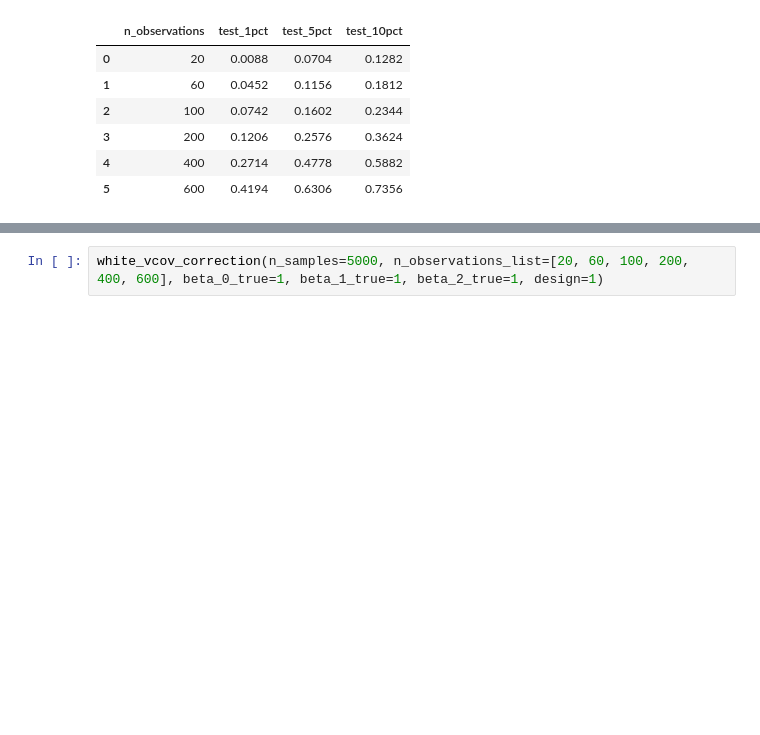
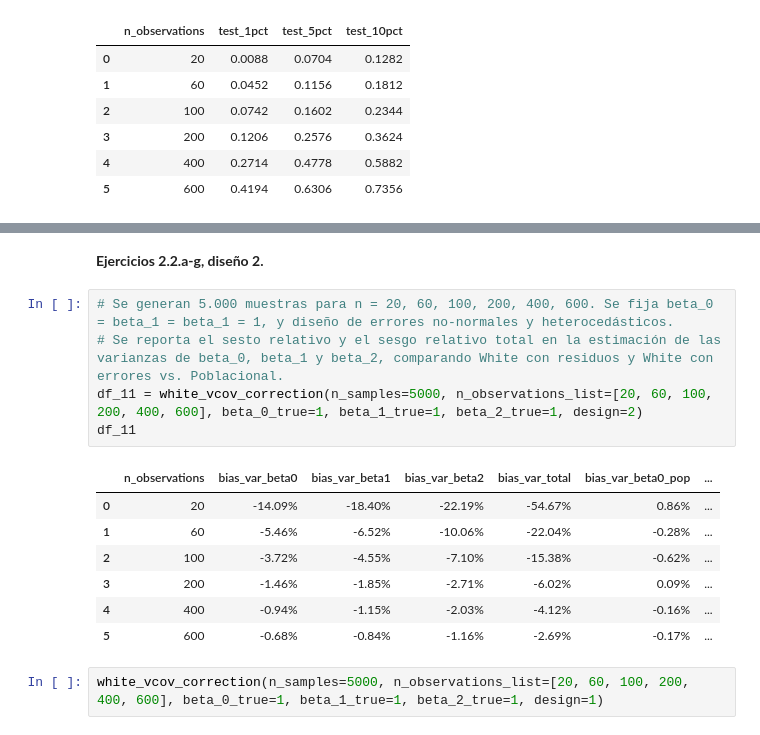
Before and after one commit to DavidGuzzi/MECMT05, a Jupyter notebook: Guzzi3649.ipynb, the cells around one changed output, grey strips where cells are left out. Cells and saved outputs as stored; diff of their text form; blank space fills up the shorter version.

```diff
--- a/Guzzi3649.ipynb
+++ b/Guzzi3649.ipynb
@@ -664,3 +744,18 @@ def white_vcov_correction(n_samples: int, n_observations_list: list[int], beta_0
+# %% [markdown]
+**Ejercicios 2.2.a-g, diseño 2.**
+# %%
+# Se generan 5.000 muestras para n = 20, 60, 100, 200, 400, 600. Se fija beta_0 = beta_1 = beta_1 = 1, y diseño de errores no-normales y heterocedásticos.
+# Se reporta el sesto relativo y el sesgo relativo total en la estimación de las varianzas de beta_0, beta_1 y beta_2, comparando White con residuos y White con errores vs. Poblacional.
+df_11 = white_vcov_correction(n_samples=5000, n_observations_list=[20, 60, 100, 200, 400, 600], beta_0_true=1, beta_1_true=1, beta_2_true=1, design=2)
+df_11
+# %% [output]
+|  | n_observations | bias_var_beta0 | bias_var_beta1 | bias_var_beta2 | bias_var_total | bias_var_beta0_pop | ... |
+| 0 | 20 | -14.09% | -18.40% | -22.19% | -54.67% | 0.86% | ... |
+| 1 | 60 | -5.46% | -6.52% | -10.06% | -22.04% | -0.28% | ... |
+| 2 | 100 | -3.72% | -4.55% | -7.10% | -15.38% | -0.62% | ... |
+| 3 | 200 | -1.46% | -1.85% | -2.71% | -6.02% | 0.09% | ... |
+| 4 | 400 | -0.94% | -1.15% | -2.03% | -4.12% | -0.16% | ... |
+| 5 | 600 | -0.68% | -0.84% | -1.16% | -2.69% | -0.17% | ... |
 # %%
 white_vcov_correction(n_samples=5000, n_observations_list=[20, 60, 100, 200, 400, 600], beta_0_true=1, beta_1_true=1, beta_2_true=1, design=1)
 # %% [output]
```
Also changed, not shown: parts of 14 cells of this notebook.
